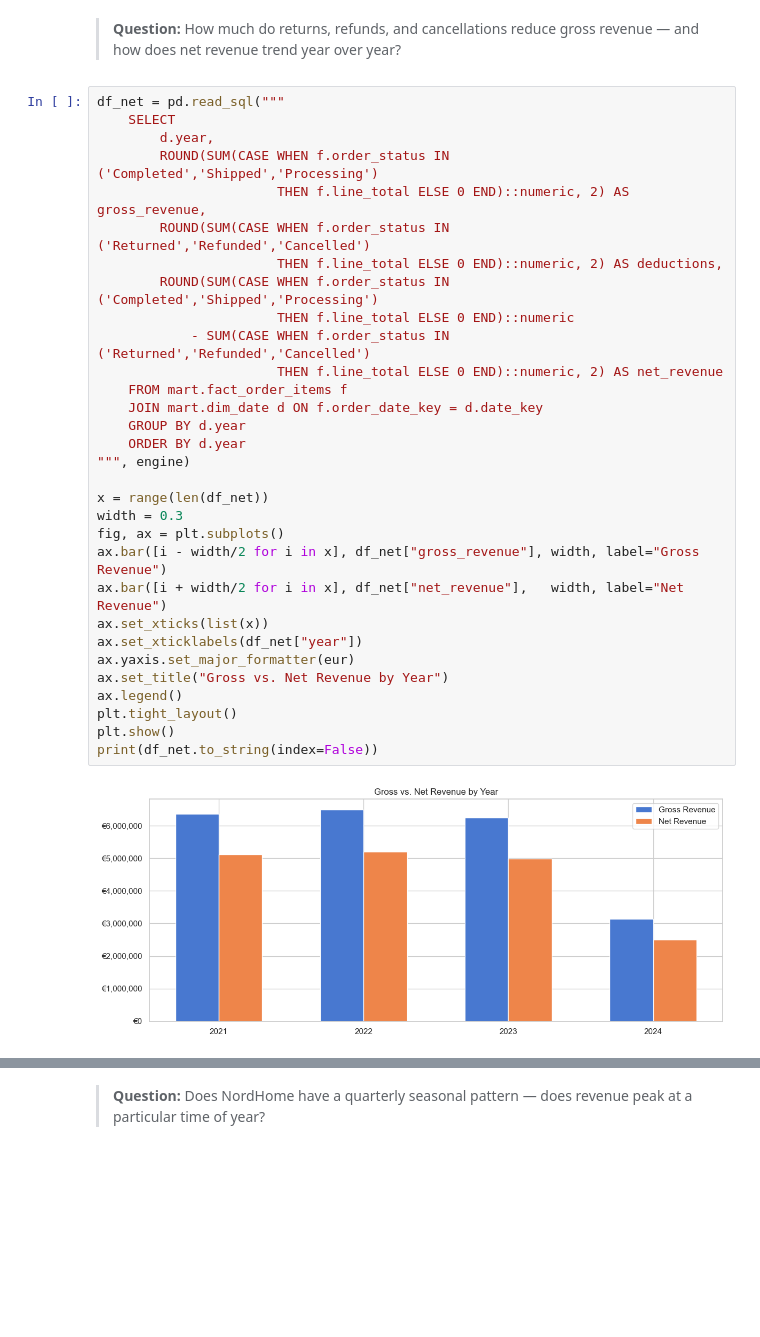
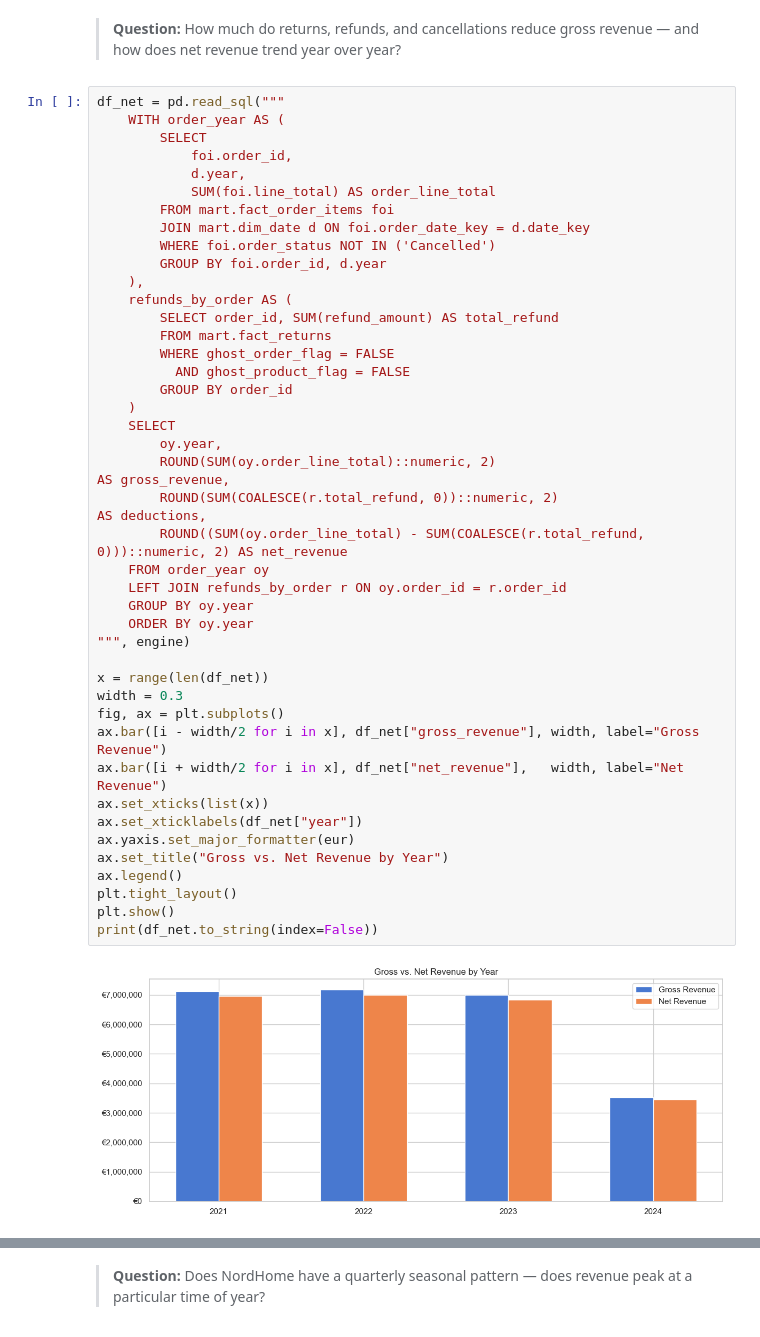
Before and after one commit to eileenheyer-cyber/nordhome_retail_analytics, a Jupyter notebook: 04_EDA/nordhome_eda.ipynb, the cells around one changed output, grey strips where cells are left out. Cells and saved outputs as stored; diff of their text form; blank space fills up the shorter version.

```diff
--- a/04_EDA/nordhome_eda.ipynb
+++ b/04_EDA/nordhome_eda.ipynb
@@ -168,35 +966,47 @@ plt.show()
 > **Question:** How much do returns, refunds, and cancellations reduce gross revenue — and how does net revenue trend year over year?
 # %%
 df_net = pd.read_sql("""
+    WITH order_year AS (
+        SELECT
+            foi.order_id,
+            d.year,
+            SUM(foi.line_total) AS order_line_total
+        FROM mart.fact_order_items foi
+        JOIN mart.dim_date d ON foi.order_date_key = d.date_key
+        WHERE foi.order_status NOT IN ('Cancelled')
+        GROUP BY foi.order_id, d.year
+    ),
+    refunds_by_order AS (
+        SELECT order_id, SUM(refund_amount) AS total_refund
+        FROM mart.fact_returns
+        WHERE ghost_order_flag = FALSE
+          AND ghost_product_flag = FALSE
+        GROUP BY order_id
+    )
     SELECT
-        d.year,
-        ROUND(SUM(CASE WHEN f.order_status IN ('Completed','Shipped','Processing')
-                       THEN f.line_total ELSE 0 END)::numeric, 2) AS gross_revenue,
-        ROUND(SUM(CASE WHEN f.order_status IN ('Returned','Refunded','Cancelled')
-                       THEN f.line_total ELSE 0 END)::numeric, 2) AS deductions,
-        ROUND(SUM(CASE WHEN f.order_status IN ('Completed','Shipped','Processing')
-                       THEN f.line_total ELSE 0 END)::numeric
-            - SUM(CASE WHEN f.order_status IN ('Returned','Refunded','Cancelled')
-                       THEN f.line_total ELSE 0 END)::numeric, 2) AS net_revenue
-    FROM mart.fact_order_items f
-    JOIN mart.dim_date d ON f.order_date_key = d.date_key
-    GROUP BY d.year
-    ORDER BY d.year
+        oy.year,
+        ROUND(SUM(oy.order_line_total)::numeric, 2)                                       AS gross_revenue,
+        ROUND(SUM(COALESCE(r.total_refund, 0))::numeric, 2)                               AS deductions,
+        ROUND((SUM(oy.order_line_total) - SUM(COALESCE(r.total_refund, 0)))::numeric, 2) AS net_revenue
+    FROM order_year oy
+    LEFT JOIN refunds_by_order r ON oy.order_id = r.order_id
+    GROUP BY oy.year
+    ORDER BY oy.year
 """, engine)
 
 x = range(len(df_net))
 width = 0.3
 fig, ax = plt.subplots()
 ax.bar([i - width/2 for i in x], df_net["gross_revenue"], width, label="Gross Revenue")
 ax.bar([i + width/2 for i in x], df_net["net_revenue"],   width, label="Net Revenue")
 ax.set_xticks(list(x))
 ax.set_xticklabels(df_net["year"])
 ax.yaxis.set_major_formatter(eur)
 ax.set_title("Gross vs. Net Revenue by Year")
 ax.legend()
 plt.tight_layout()
 plt.show()
 print(df_net.to_string(index=False))
 # %% [output]
-[figure, old version]
+[figure, new version]
  year  gross_revenue  deductions  net_revenue
```
Also changed, not shown: parts of 5 cells of this notebook, 3 other files.
